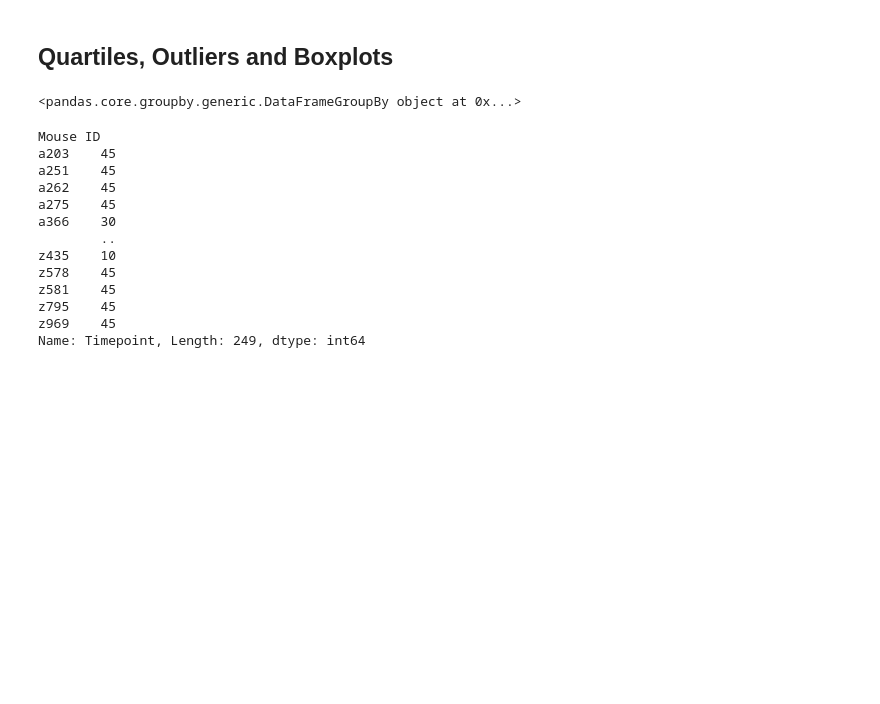
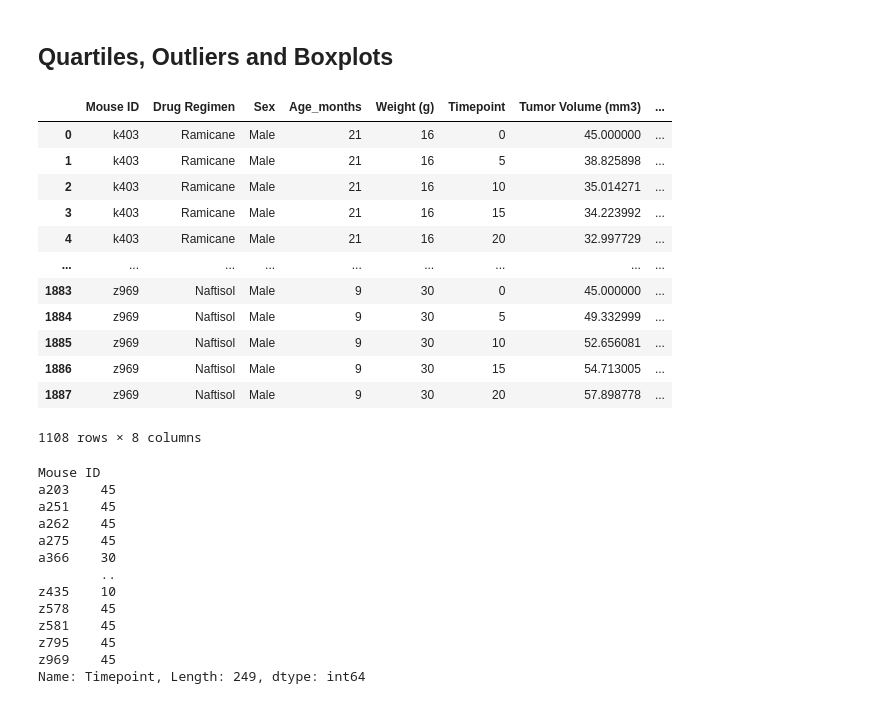
Before and after one commit to E-Weber/matplotlib-challenge, a Jupyter notebook: Instructions/Pymaceuticals/pymaceuticals_starter.ipynb, the cells around one changed output. Cells and saved outputs as stored; diff of their text form; code cells hidden in the pictures; blank space fills up the shorter version.

```diff
--- a/Instructions/Pymaceuticals/pymaceuticals_starter.ipynb
+++ b/Instructions/Pymaceuticals/pymaceuticals_starter.ipynb
@@ -386,10 +386,22 @@ drug_bin = ['Capomulin','Ramicane','Infubinol','Ceftamin']
 # %%
 # Start by getting the last (greatest) timepoint for each mouse
 
 last_tp_df = combined_df.groupby('Mouse ID')
-last_tp_df
+last_tp_df.head()
 # %% [output]
+|  | Mouse ID | Drug Regimen | Sex | Age_months | Weight (g) | Timepoint | Tumor Volume (mm3) | ... |
+| 0 | k403 | Ramicane | Male | 21 | 16 | 0 | 45.000000 | ... |
+| 1 | k403 | Ramicane | Male | 21 | 16 | 5 | 38.825898 | ... |
+| 2 | k403 | Ramicane | Male | 21 | 16 | 10 | 35.014271 | ... |
+| 3 | k403 | Ramicane | Male | 21 | 16 | 15 | 34.223992 | ... |
+| 4 | k403 | Ramicane | Male | 21 | 16 | 20 | 32.997729 | ... |
+| ... | ... | ... | ... | ... | ... | ... | ... | ... |
+| 1883 | z969 | Naftisol | Male | 9 | 30 | 0 | 45.000000 | ... |
+| 1884 | z969 | Naftisol | Male | 9 | 30 | 5 | 49.332999 | ... |
+| 1885 | z969 | Naftisol | Male | 9 | 30 | 10 | 52.656081 | ... |
+| 1886 | z969 | Naftisol | Male | 9 | 30 | 15 | 54.713005 | ... |
+| 1887 | z969 | Naftisol | Male | 9 | 30 | 20 | 57.898778 | ... |
-<pandas.core.groupby.generic.DataFrameGroupBy object at 0x...>
+1108 rows × 8 columns
 # %%
 all_tp_df = last_tp_df['Timepoint'].max()
 all_tp_df
```
Also changed, not shown: parts of 2 cells of this notebook.
